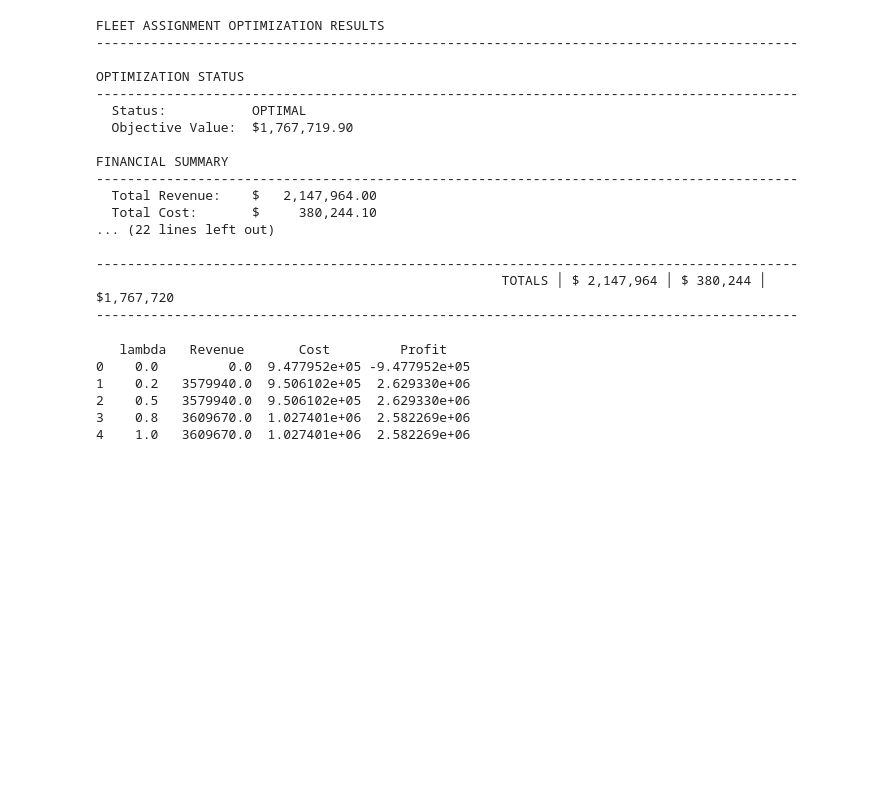
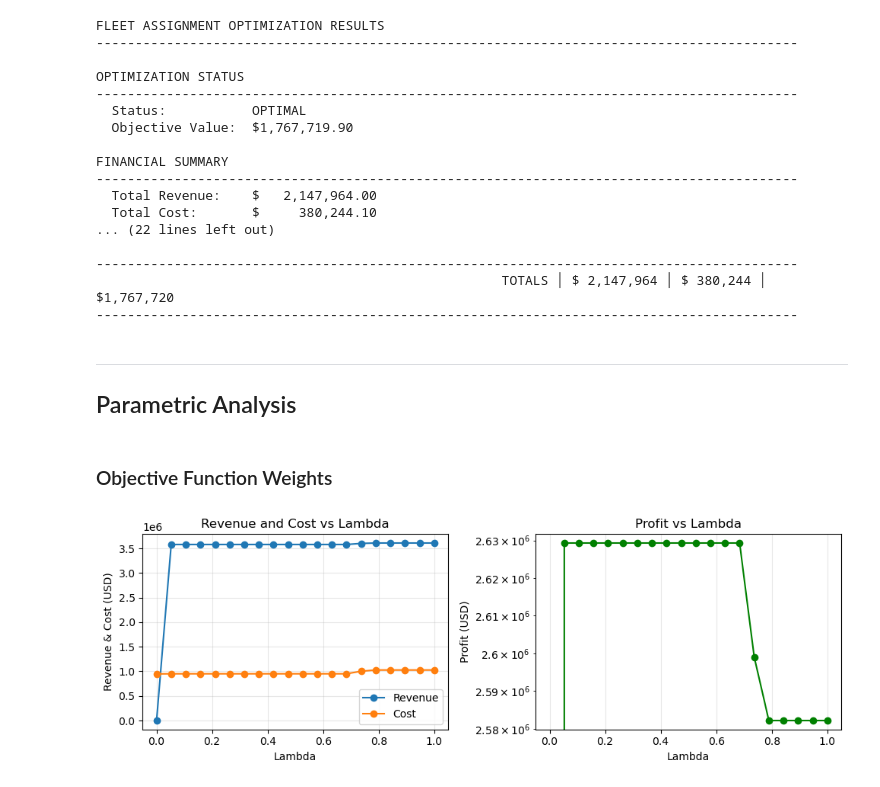
Before and after one commit to erhanjaved/airline, a Jupyter notebook: profit_maximization_model.ipynb, the cells around one changed output. Cells and saved outputs as stored; diff of their text form; code cells hidden in the pictures; blank space fills up the shorter version.

Commit message:
add parametric analysis plots

```diff
--- a/profit_maximization_model.ipynb
+++ b/profit_maximization_model.ipynb
@@ -566,8 +553,13 @@ FINANCIAL SUMMARY
 ------------------------------------------------------------------------------------------
                                                     TOTALS │ $ 2,147,964 │ $ 380,244 │ $1,767,720
 ------------------------------------------------------------------------------------------
+# %% [markdown]
+-----
+## Parametric Analysis
+# %% [markdown]
+### Objective Function Weights
 # %%
-lams = [0.0, 0.2, 0.5, 0.8, 1.0]
+lams = np.linspace(0, 1, 20)
 results = []
 
 for Lambda in lams:
@@ -581,12 +573,29 @@ for Lambda in lams:
         "Cost": total_cost.value,
         "Profit": total_revenue.value-total_cost.value
     })
-
-print(pd.DataFrame(results))
-# %% [output]
-   lambda   Revenue       Cost         Profit
-0    0.0         0.0  9.477952e+05 -9.477952e+05
-1    0.2   3579940.0  9.506102e+05  2.629330e+06
-2    0.5   3579940.0  9.506102e+05  2.629330e+06
-3    0.8   3609670.0  1.027401e+06  2.582269e+06
-4    1.0   3609670.0  1.027401e+06  2.582269e+06
+# %%
+# Visualize lambda results
+df_lam = pd.DataFrame(results)
+fig, (ax1, ax2) = plt.subplots(1, 2, figsize=(10, 3.5))
+
+# Revenue vs Cost
+ax1.plot(df_lam['lambda'], df_lam['Revenue'], marker='o', label='Revenue')
+ax1.plot(df_lam['lambda'], df_lam['Cost'], marker='o', label='Cost')
+ax1.set_xlabel('Lambda')
+ax1.set_ylabel('Revenue & Cost (USD)')
+ax1.set_title('Revenue and Cost vs Lambda')
+ax1.legend()
+ax1.grid(alpha=0.3)
+
+# Profit
+ax2.plot(df_lam['lambda'], df_lam['Profit'], marker='o', color='green')
+ax2.set_xlabel('Lambda')
+ax2.set_ylabel('Profit (USD)')
+ax2.set_title('Profit vs Lambda')
+ax2.grid(alpha=0.3)
+
+plt.yscale('log')
+plt.tight_layout()
+plt.show()
+# %% [output]
+[figure, added]
```
Also changed, not shown: parts of 2 cells of this notebook.
